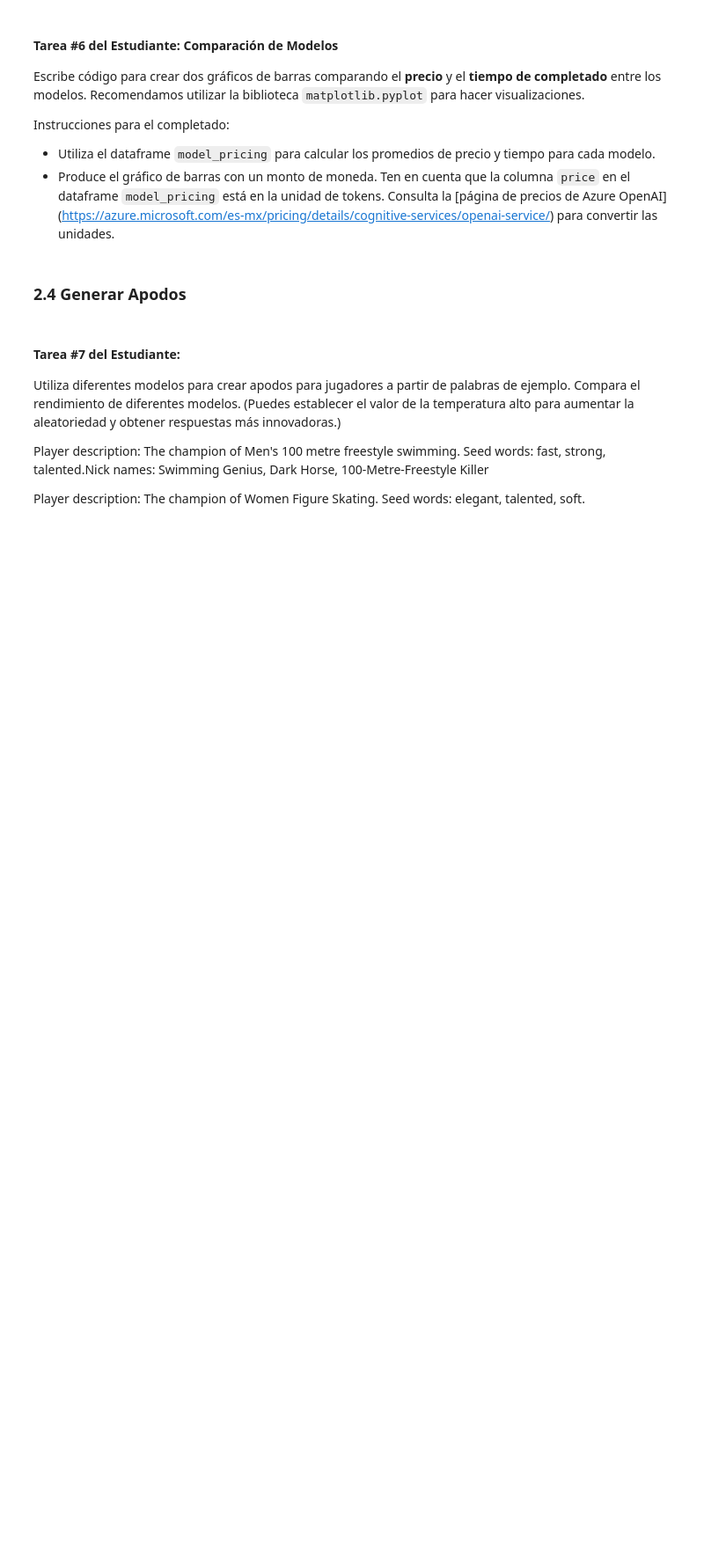
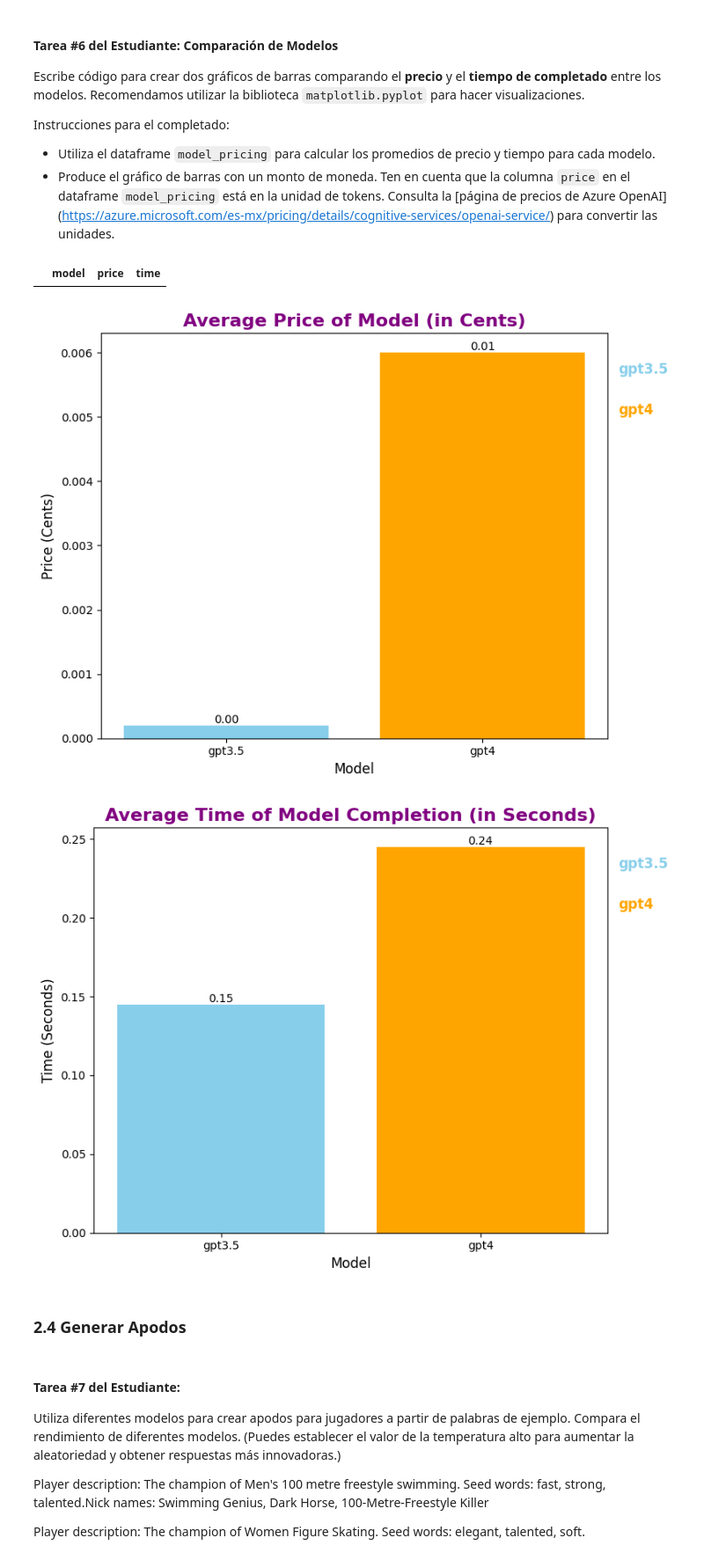
Before and after one commit to LuisCerelli/What-the-hack, a Jupyter notebook: notebooks/CH-02-ModelComparison.ipynb, the cells around one changed output. Shown: that part at 88% size. Drawn from its saved outputs; the diff is of its cells as text; code cells hidden in the pictures; blank space fills up the shorter version.

```diff
--- a/notebooks/CH-02-ModelComparison.ipynb
+++ b/notebooks/CH-02-ModelComparison.ipynb
@@ -298,3 +445,77 @@ import matplotlib.pyplot as plt
+# %%
+model_pricing
+# %% [output]
+|  | model | price | time |
+# %%
+""" TAREA DEL ESTUDIANTE """
+
+import matplotlib.pyplot as plt
+import pandas as pd
+
+# Agregar datos de ejemplo
+model_pricing = pd.DataFrame({
+    'model': ['gpt3.5', 'gpt3.5', 'gpt4', 'gpt4'],
+    'price': [0.002, 0.002, 0.06, 0.06],  # en tokens
+    'time': [0.15, 0.14, 0.25, 0.24]  # en segundos
+})
+
+# Calcular los promedios de precio y tiempo por modelo
+grouped_df = model_pricing.groupby('model').mean()
+
+# Convertir el precio a centavos (suponiendo 1 token = 1/1000 dólares, convertido a centavos)
+grouped_df['price'] = grouped_df['price'] * (1 / 1000) * 100
+
+# Configurar colores para cada modelo
+colors = {
+    'gpt3.5': 'skyblue',
+    'gpt4': 'orange'
+}
+
+# Función para crear un gráfico de barras
+def plot_bar_chart(df, column, title, xlabel, ylabel):
+    plt.figure(figsize=(8, 6))
+    bars = plt.bar(df.index, df[column], color=[colors[model] for model in df.index])
+
+    # Añadir etiquetas de valor encima de las barras
+    for bar in bars:
+        height = bar.get_height()
+        plt.text(bar.get_x() + bar.get_width() / 2, height, f'{height:.2f}',
+                 ha='center', va='bottom', fontsize=10, color='black')
+
+    # Estilizar el título
+    plt.title(title, fontsize=16, fontweight='bold', color='purple')
+    plt.xlabel(xlabel, fontsize=12)
+    plt.ylabel(ylabel, fontsize=12)
+
+    # Añadir leyenda
+    for i, model in enumerate(df.index):
+        plt.text(1.02, 0.9 - i * 0.1, f'{model}', color=colors[model],
+                 transform=plt.gca().transAxes, fontsize=12, fontweight='bold')
+
+    # Mostrar el gráfico
+    plt.tight_layout()
+    plt.show()
+
+### 1. Gráfica de barras para comparar el precio
+plot_bar_chart(
+    grouped_df,
+    'price',
+    'Average Price of Model (in Cents)',
+    'Model',
+    'Price (Cents)'
+)
+
+### 2. Gráfica de barras para comparar el tiempo de completado
+plot_bar_chart(
+    grouped_df,
+    'time',
+    'Average Time of Model Completion (in Seconds)',
+    'Model',
+    'Time (Seconds)'
+)
+# %% [output]
+[figure, added]
+[figure, added]
 # %% [markdown]
 ### 2.4 Generar Apodos
 # %% [markdown]
```
Also changed, not shown: parts of 17 cells of this notebook, 1 other file.
